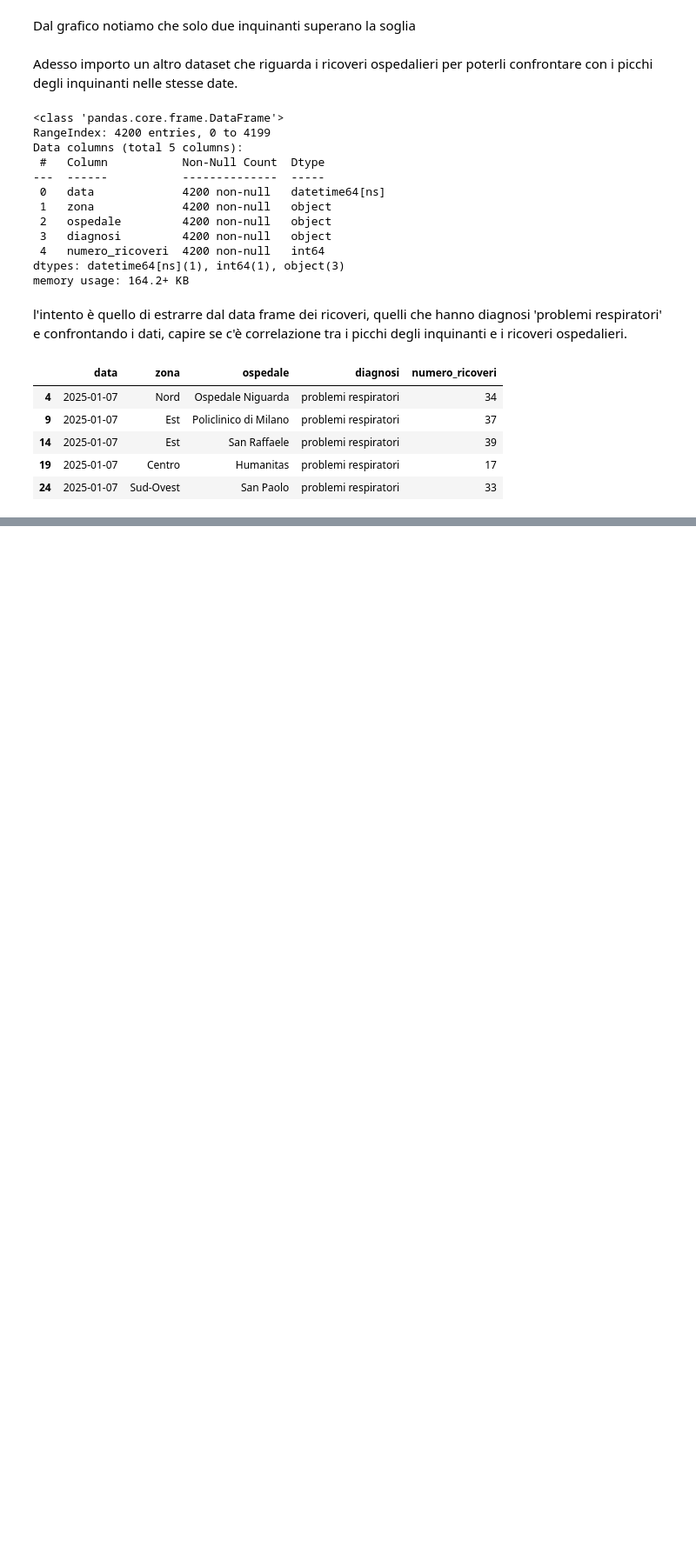
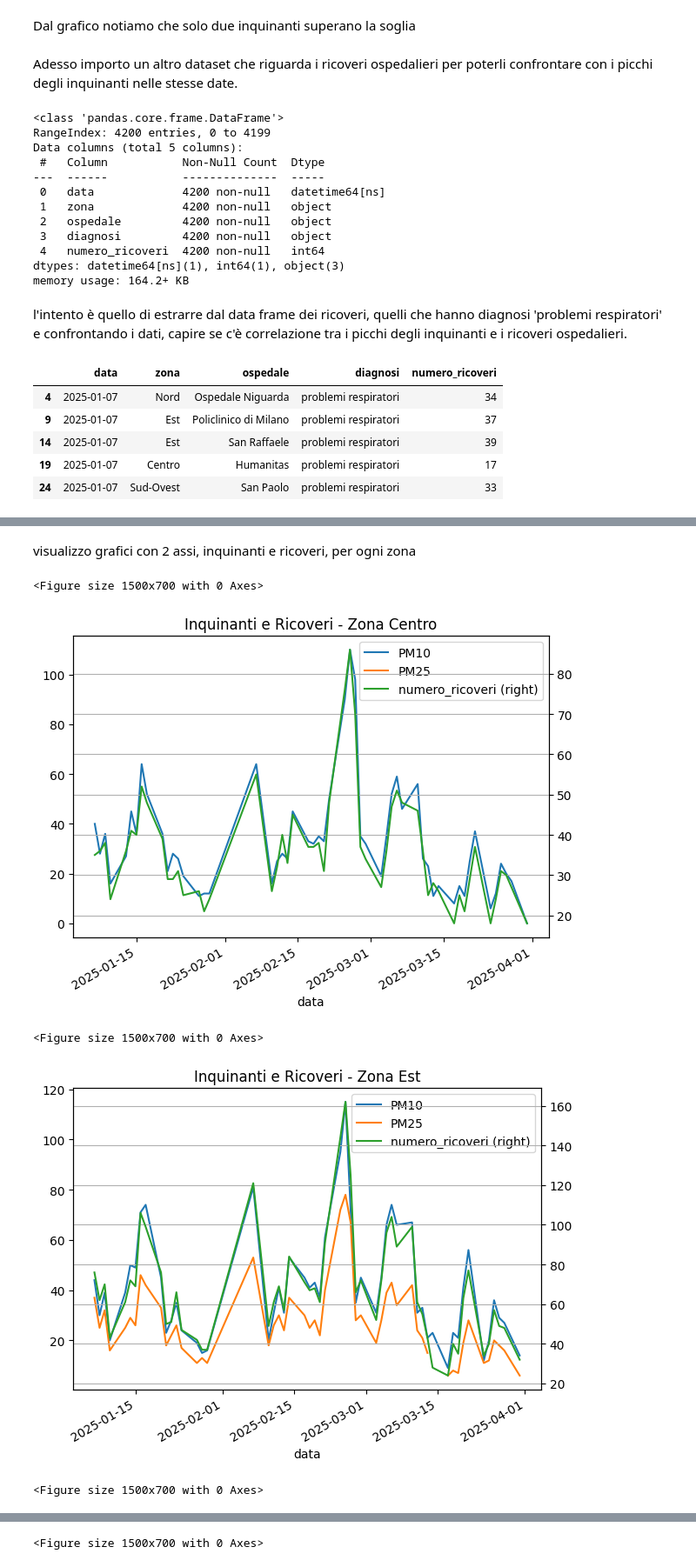
Before and after one commit to AntoninoCardillo2/Progetto_BigData, a Jupyter notebook: progetto_big_data.ipynb, the cells around one changed output, grey strips where cells are left out. Shown at 87% size. Cells and saved outputs as stored; diff of their text form; code cells hidden in the pictures; blank space fills up the shorter version.

```diff
--- a/progetto_big_data.ipynb
+++ b/progetto_big_data.ipynb
@@ -298,5 +227,0 @@ df_confronto_zona = pd.merge(df_pm10_zona, df_ricoveri_zona, on=['data', 'zona']
-# %%
-# Scatter plot per ogni zona per il solo inquinante PM10
-for zona in df_confronto_zona['zona'].unique():
-    df_z = df_confronto_zona[df_confronto_zona['zona'] == zona]
-    df_z.plot(kind='scatter', x='valore', y='numero_ricoveri', title=f'Ricoveri vs PM10 - Zona {zona}', grid=True)
@@ -423,0 +230,9 @@ plt.show()
+# %%
+df_pm_zona = df_inquinanti[df_inquinanti['inquinante'].isin(['PM10', 'PM25'])].pivot_table(
+    index=['data', 'zona'],
+    columns='inquinante',
+    values='valore',
+    aggfunc='mean'
+).reset_index()
+
+df_pm_zona.head()
@@ -423,0 +248,9 @@ plt.show()
+# %%
+df_data_zona_ricoveri_inq = pd.merge(
+    df_pm_zona,
+    df_ricoveri_data_zona,
+    on=['data', 'zona'],
+    how='inner'
+)
+
+df_data_zona_ricoveri_inq.head()
@@ -423,0 +264,20 @@ plt.show()
+# %% [markdown]
+visualizzo grafici con 2 assi, inquinanti e ricoveri, per ogni zona
+# %%
+for zona in df_data_zona_ricoveri_inq['zona'].unique():
+    plt.figure(figsize=(15, 7))
+    df_zona = df_data_zona_ricoveri_inq[df_data_zona_ricoveri_inq['zona'] == zona]
+    df_zona.set_index('data').plot(
+        y=['PM10', 'PM25', 'numero_ricoveri'],
+        secondary_y=['numero_ricoveri'],
+        title=f'Inquinanti e Ricoveri - Zona {zona}',  # Aggiungo zona nel titolo
+        grid=True
+    )
+    plt.tight_layout()
+    plt.show()
+# %% [output]
+<Figure size 1500x700 with 0 Axes>
+[figure, added]
+<Figure size 1500x700 with 0 Axes>
+[figure, added]
+<Figure size 1500x700 with 0 Axes>
@@ -423,0 +285 @@ plt.show()
+<Figure size 1500x700 with 0 Axes>
```
Also changed, not shown: parts of 46 cells of this notebook.
